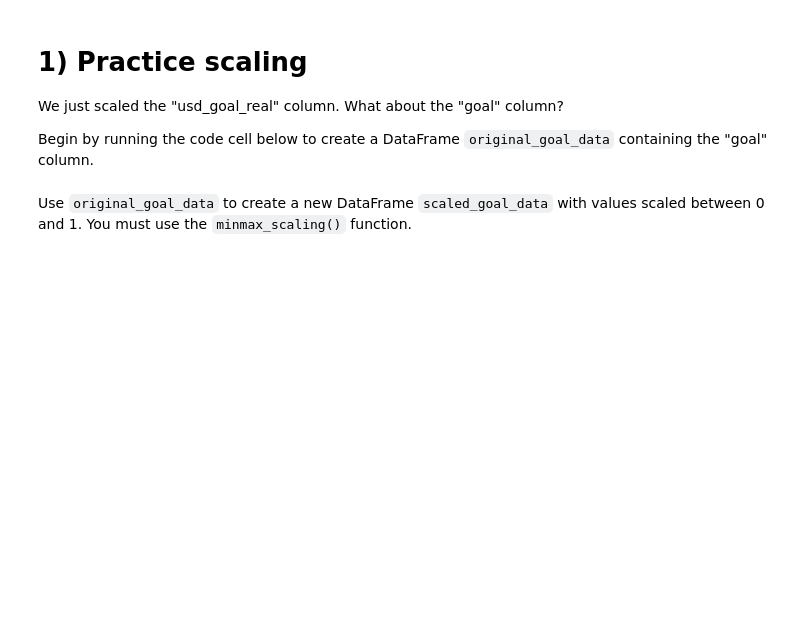
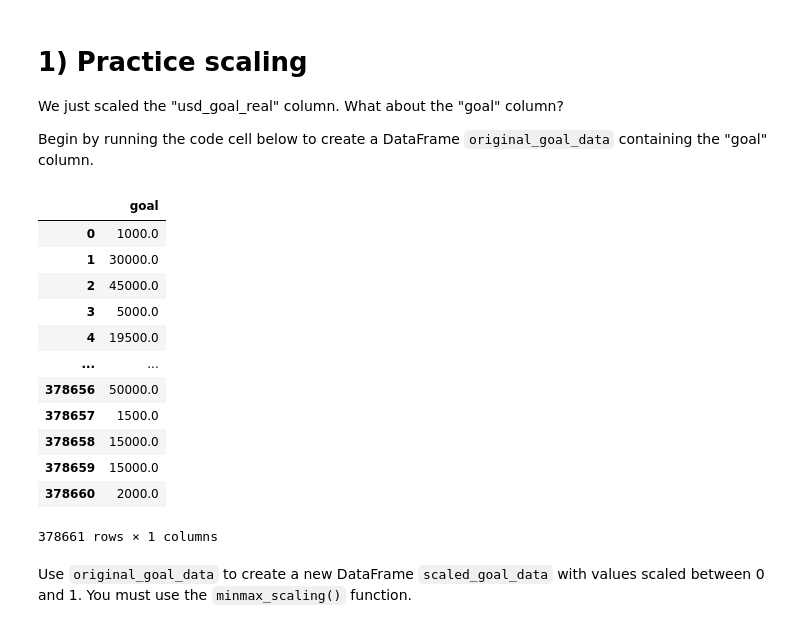
Before and after one commit to bazchen/kaggle, a Jupyter notebook: data-cleaning-exercise-scaling-and-normalization.ipynb, the cells around one changed output. Saved outputs shown, nothing was run; the diff lists cells and outputs as text; code cells hidden in the pictures; blank space fills up the shorter version.

```diff
--- a/data-cleaning-exercise-scaling-and-normalization.ipynb
+++ b/data-cleaning-exercise-scaling-and-normalization.ipynb
@@ -85,6 +85,21 @@ Begin by running the code cell below to create a DataFrame `original_goal_data`
 # %%
 # select the usd_goal_real column
 original_goal_data = pd.DataFrame(kickstarters_2017.goal)
+original_goal_data
+# %% [output]
+|  | goal |
+| 0 | 1000.0 |
+| 1 | 30000.0 |
+| 2 | 45000.0 |
+| 3 | 5000.0 |
+| 4 | 19500.0 |
+| ... | ... |
+| 378656 | 50000.0 |
+| 378657 | 1500.0 |
+| 378658 | 15000.0 |
+| 378659 | 15000.0 |
+| 378660 | 2000.0 |
+378661 rows × 1 columns
 # %% [markdown]
 Use `original_goal_data` to create a new DataFrame `scaled_goal_data` with values scaled between 0 and 1. You must use the `minmax_scaling()` function.
 # %%
```
Also changed, not shown: parts of 6 cells of this notebook.
